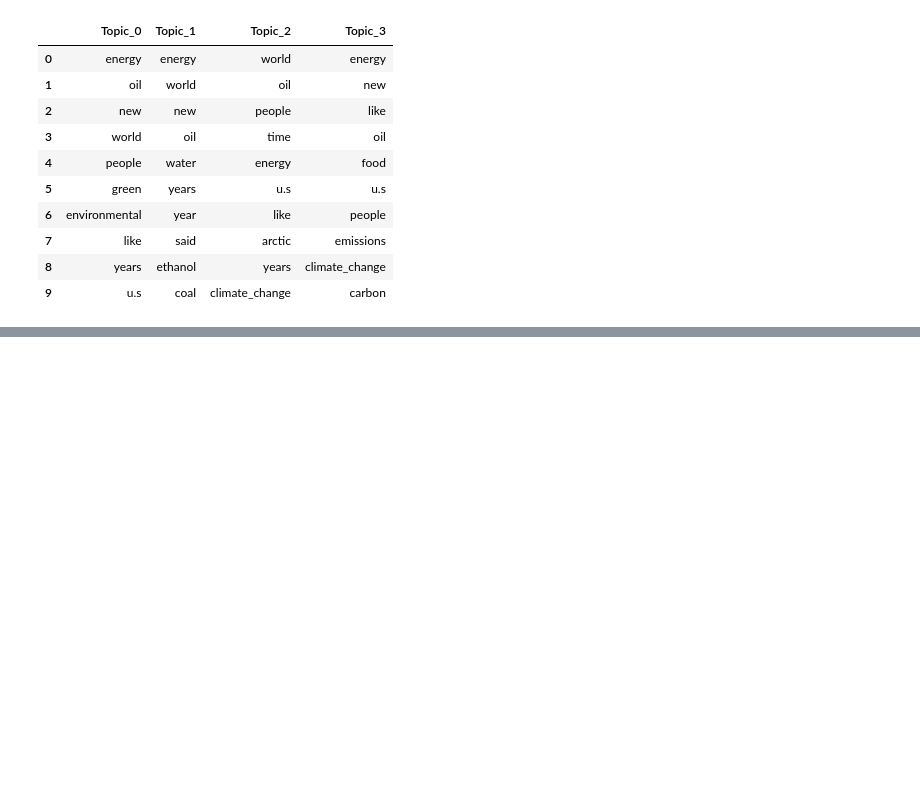
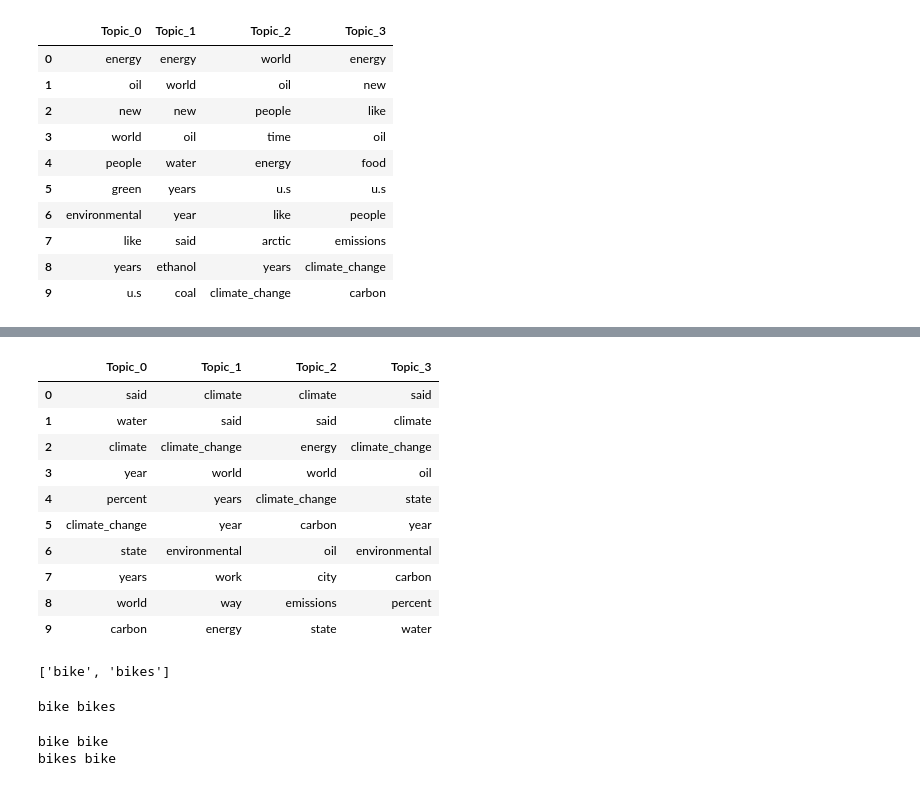
Before and after one commit to mikepackard415/Scientific-Environmental-Discourse, a Jupyter notebook: Programs/Topic Modeling.ipynb, the cells around one changed output, grey strips where cells are left out. Cells and saved outputs as stored; diff of their text form; code cells hidden in the pictures; blank space fills up the shorter version.

Commit message:
topic modeling

```diff
--- a/Programs/Topic Modeling.ipynb
+++ b/Programs/Topic Modeling.ipynb
@@ -715,0 +730,22 @@ TFIDFVects = TFIDFVectorizer.fit_transform(env['text'])
+# %%
+# Now, with no tfidf tranformation, but used the vectorizer to reduce the vocab, and add the 'auto' parameter
+lda = models.ldamodel.LdaModel.load('../Data/Environmental Discourse/Single-Year-TMs/Models/tm_19_04')
+
+topicsDict = {}
+for topicNum in range(lda.num_topics):
+    topicWords = [w for w, p in lda.show_topic(topicNum)]
+    topicsDict['Topic_{}'.format(topicNum)] = topicWords
+
+pd.DataFrame(topicsDict)
+# %% [output]
+|  | Topic_0 | Topic_1 | Topic_2 | Topic_3 |
+| 0 | said | climate | climate | said |
+| 1 | water | said | said | climate |
+| 2 | climate | climate_change | energy | climate_change |
+| 3 | year | world | world | oil |
+| 4 | percent | years | climate_change | state |
+| 5 | climate_change | year | carbon | year |
+| 6 | state | environmental | oil | environmental |
+| 7 | years | work | city | carbon |
+| 8 | world | way | emissions | percent |
+| 9 | carbon | energy | state | water |
@@ -715,0 +760,5 @@ TFIDFVects = TFIDFVectorizer.fit_transform(env['text'])
+# %%
+# Why is lemmatizer working?
+normalizeTokens(['bike', 'bikes'])
+# %% [output]
+['bike', 'bikes']
@@ -715,0 +769,10 @@ TFIDFVects = TFIDFVectorizer.fit_transform(env['text'])
+# %%
+doc
+# %% [output]
+bike bikes
+# %%
+for w in doc:
+    print(w, w.lemma_)
+# %% [output]
+bike bike
+bikes bike
```
Also changed, not shown: parts of 8 cells of this notebook, 1 other file.
